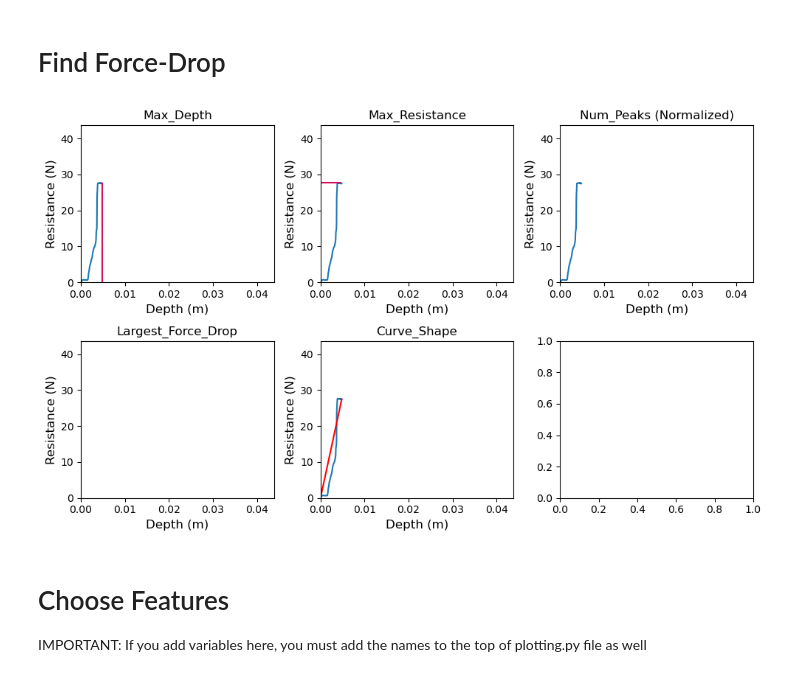
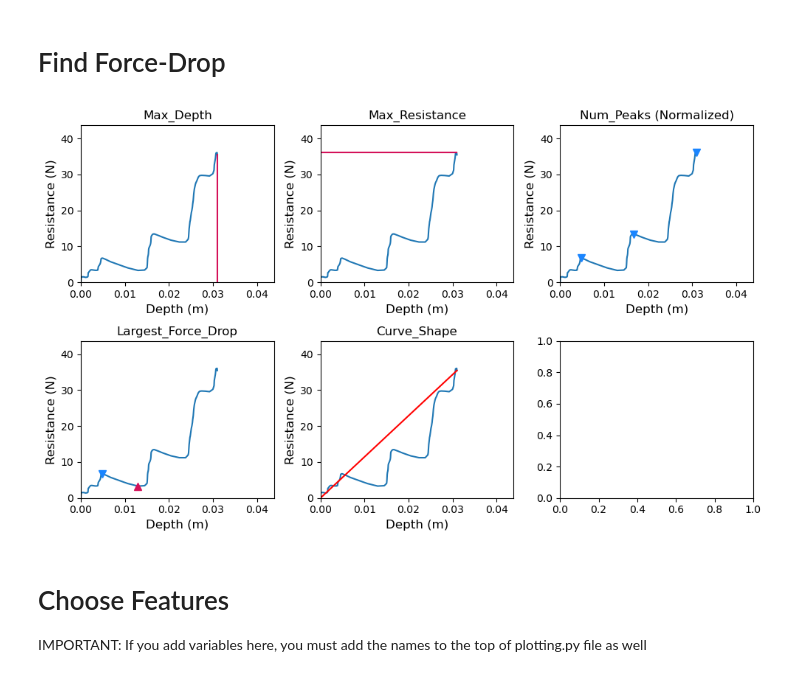
Before and after one commit to liamtbo/LASSIE, a Jupyter notebook: feature_extraction.ipynb, the cells around one changed output. Cells and saved outputs as stored; diff of their text form; code cells hidden in the pictures.

```diff
--- a/feature_extraction.ipynb
+++ b/feature_extraction.ipynb
@@ -99,36 +99,35 @@ def plot(curves_data: List[pd.DataFrame], plot_idx_range: List[int], title: str
     for idx in plot_idx_range:
 
         print(f"plot idx: {idx}")
 
         df = curves_data[idx]
         percent = 0.1
         subranges = find_force_drop_subranges(df, percent)
         print(f"max_resistance: {df['resistance'].max()}")
         print(f"subranges: {[(float(df['resistance'].iloc[start]), float(df['resistance'].iloc[end])) for start, end in subranges]}")
 
         plt.figure(figsize=(5, 3))
         plt.xlim(0,gloabl_max_depth)
         plt.ylim(0,gloabl_max_resistance)
         plt.plot([0,df['depth'].max()], [0,df['resistance'].iloc[df['depth'].values.argmax()]], color='red')
         plt.plot([0,df['depth'].max()], [0,df['resistance'].iloc[df['depth'].values.argmax()]], color='red')
         plt.plot([0,df['depth'].max()], [0,df['resistance'].iloc[df['depth'].values.argmax()]], color='red')
 
         # Plot full depth vs resistance line
         plt.plot(df['depth'], df['resistance'],linestyle='-')
         plt.xlabel('Depth (m)')
         plt.ylabel('Resistance (N)')
         plt.title(f"{title} - Plot {idx}")
         # plt.grid(True)
         plt.tight_layout()
         plt.show()
 
-# feature_to_plot_idx = {'max_depth':[4], 'max_resistance':[4], 'num_peaks':[4], 'largest_force_drop':[4], 'curve_shape':[4]}
-plot_idx = 4
+plot_idx = plotting_feature_extraction.find_idxs(['_Fri_Aug__8_08_36_57_2025.csv'], filename_list)[0]
 feature_to_plot_idx = {'max_depth':[plot_idx], 'max_resistance':[plot_idx], 'num_peaks':[plot_idx], 'largest_force_drop':[plot_idx], 'curve_shape':[plot_idx]} #55,63
 plotting_feature_extraction.plot_feature_selection(curves_data, feature_to_plot_idx)
 # plot(curves_data, plot_idx_range=range(len(curves_data)))
 # %% [output]
-[figure, old version]
+[figure, new version]
 # %% [markdown]
 # Choose Features
 IMPORTANT: If you add variables here, you must add the names to the top of plotting.py file as well
```
Also changed, not shown: 3 other files.
